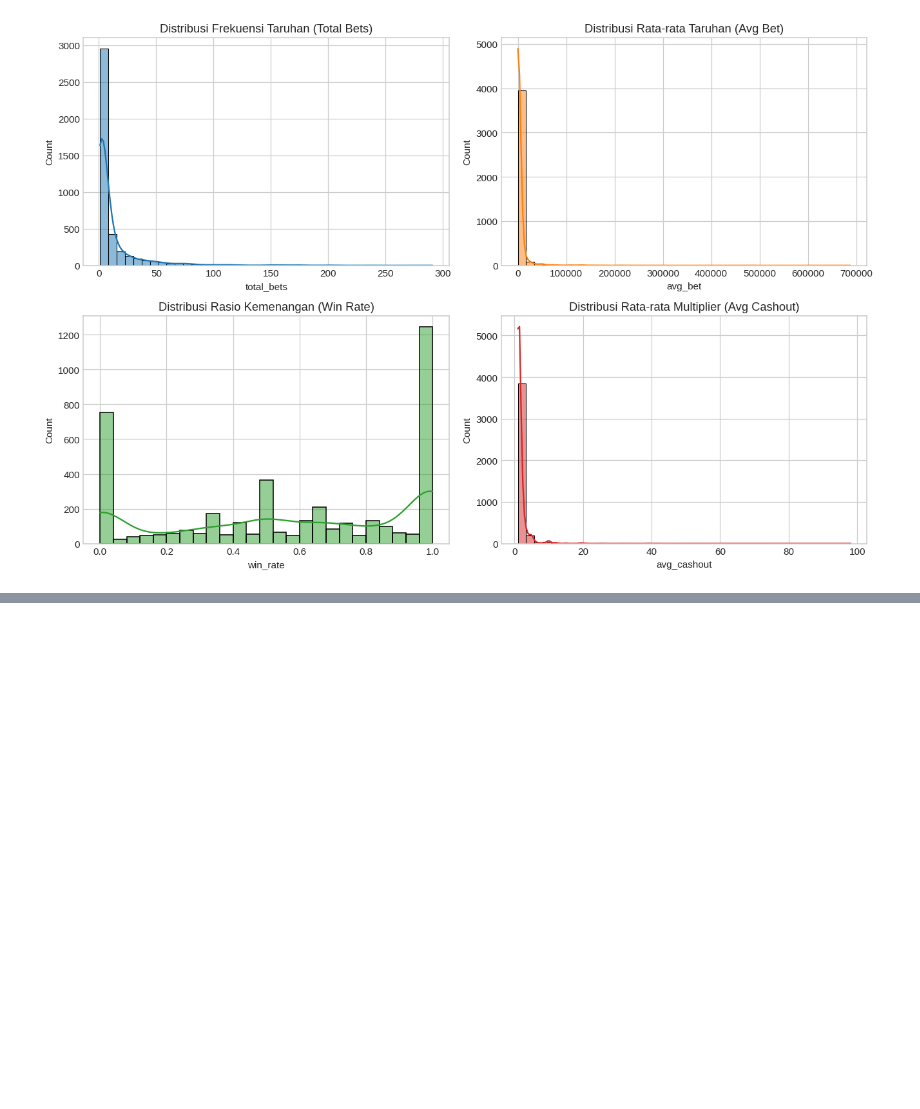
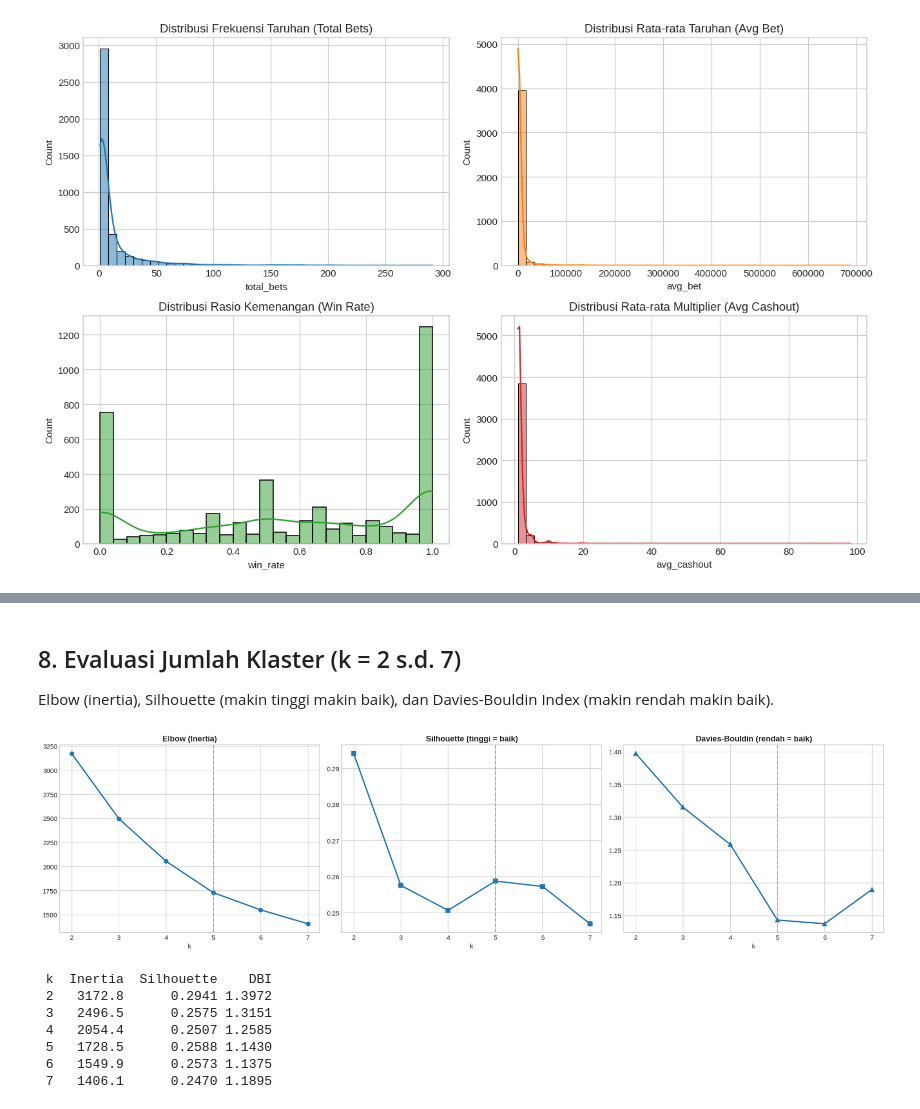
Before and after one commit to januarsyah901/PPD, a Jupyter notebook: UTS/PPD_UTS_Kelompok_4_KMeans_Clustering.ipynb, the cells around one changed output, grey strips where cells are left out. Drawn from its saved outputs; the diff is of its cells as text; code cells hidden in the pictures; blank space fills up the shorter version.

Commit message:
feat(uts): update clustering notebook to k=5, add audit report, presentation draft, and speaker script

```diff
--- a/UTS/PPD_UTS_Kelompok_4_KMeans_Clustering.ipynb
+++ b/UTS/PPD_UTS_Kelompok_4_KMeans_Clustering.ipynb
@@ -314,7 +213,0 @@ Berdasarkan analisis hasil evaluasi di atas:
-# %%
-optimal_k = 4
-kmeans_final = KMeans(n_clusters=optimal_k, random_state=42, n_init=20)
-user_df['Cluster'] = kmeans_final.fit_predict(X_scaled)
-
-print('Distribusi Jumlah Anggota per Klaster:')
-print(user_df['Cluster'].value_counts().sort_index())
@@ -411,0 +260,15 @@ Sesuai ketentuan penugasan CPMK2, pengerjaan dihentikan tepat pada tahap **Model
+# %%
+min_bets = 10
+d = user_df[user_df.total_bets >= min_bets].copy().reset_index(drop=True)
+coverage = len(d) / len(user_df)
+print(f'Pemain tersisa: {len(d):,} dari {len(user_df):,} ({coverage:.1%})')
+
+def prepare(frame):
+    X = frame[feature_cols].copy()
+    for col in ['total_bets', 'avg_bet', 'avg_cashout']:
+        X[col] = np.log1p(X[col])
+    sc = StandardScaler()
+    return sc.fit_transform(X), sc
+
+Xs, scaler = prepare(d)
+print('Fitur klaster:', feature_cols)
@@ -411,0 +281,31 @@ Sesuai ketentuan penugasan CPMK2, pengerjaan dihentikan tepat pada tahap **Model
+# %% [markdown]
+## 8. Evaluasi Jumlah Klaster (k = 2 s.d. 7)
+Elbow (inertia), Silhouette (makin tinggi makin baik), dan Davies-Bouldin Index (makin rendah makin baik).
+# %%
+k_values = list(range(2, 8))
+inertias, sil, dbi = [], [], []
+for k in k_values:
+    m = KMeans(n_clusters=k, random_state=42, n_init=10).fit(Xs)
+    inertias.append(m.inertia_)
+    sil.append(silhouette_score(Xs, m.labels_))
+    dbi.append(davies_bouldin_score(Xs, m.labels_))
+
+fig, axes = plt.subplots(1, 3, figsize=(18, 4.8))
+for ax, y, t, mk in zip(axes, [inertias, sil, dbi],
+        ['Elbow (Inertia)', 'Silhouette (tinggi = baik)', 'Davies-Bouldin (rendah = baik)'], ['o','s','^']):
+    ax.plot(k_values, y, marker=mk, linewidth=2); ax.set_title(t, fontweight='bold')
+    ax.set_xlabel('k'); ax.axvline(5, color='gray', ls='--', alpha=.6)
+plt.tight_layout(); plt.show()
+
+eval_df = pd.DataFrame({'k': k_values, 'Inertia': np.round(inertias, 1),
+                        'Silhouette': np.round(sil, 4), 'DBI': np.round(dbi, 4)})
+print(eval_df.to_string(index=False))
+# %% [output]
+[figure, added]
+ k  Inertia  Silhouette    DBI
+ 2   3172.8      0.2941 1.3972
+ 3   2496.5      0.2575 1.3151
+ 4   2054.4      0.2507 1.2585
+ 5   1728.5      0.2588 1.1430
+ 6   1549.9      0.2573 1.1375
+ 7   1406.1      0.2470 1.1895
```
Also changed, not shown: parts of 32 cells of this notebook, 3 other files.
